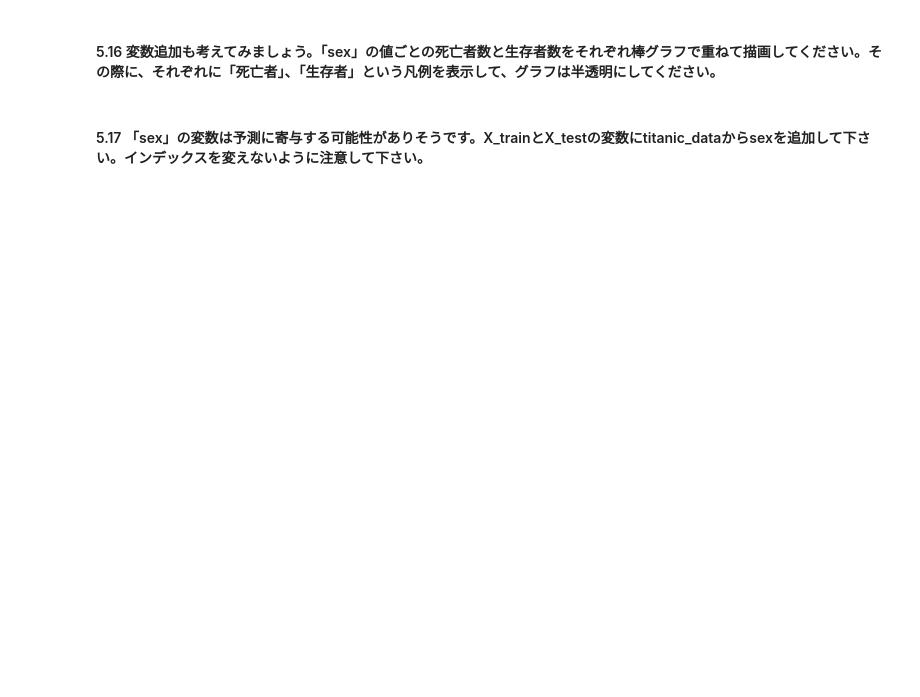
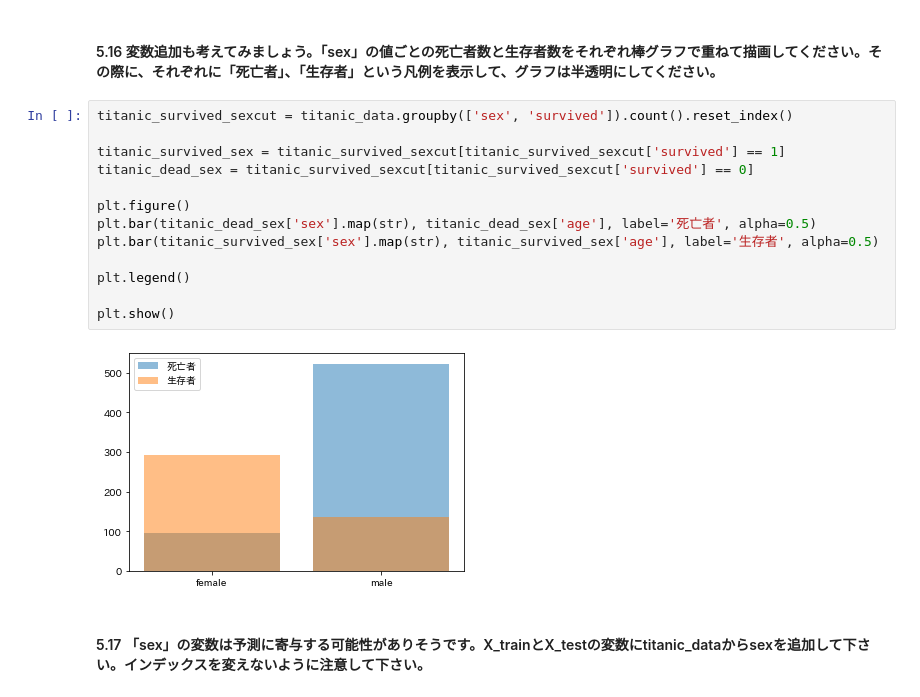
Before and after one commit to kaigitt/GoogleColab, a Jupyter notebook: 教師あり学習の全体像・手法_editor_ipynb_のコピー.ipynb, the cells around one changed output. Cells and saved outputs as stored; diff of their text form; blank space fills up the shorter version.

```diff
--- a/教師あり学習の全体像・手法_editor_ipynb_のコピー.ipynb
+++ b/教師あり学習の全体像・手法_editor_ipynb_のコピー.ipynb
@@ -525,4 +644,19 @@ decision_tree = DecisionTreeClassifier(random_state=0)
 # %% [markdown]
 #### 5.16 変数追加も考えてみましょう。「sex」の値ごとの死亡者数と生存者数をそれぞれ棒グラフで重ねて描画してください。その際に、それぞれに「死亡者」、「生存者」という凡例を表示して、グラフは半透明にしてください。
+# %%
+titanic_survived_sexcut = titanic_data.groupby(['sex', 'survived']).count().reset_index()
+
+titanic_survived_sex = titanic_survived_sexcut[titanic_survived_sexcut['survived'] == 1]
+titanic_dead_sex = titanic_survived_sexcut[titanic_survived_sexcut['survived'] == 0]
+
+plt.figure()
+plt.bar(titanic_dead_sex['sex'].map(str), titanic_dead_sex['age'], label='死亡者', alpha=0.5)
+plt.bar(titanic_survived_sex['sex'].map(str), titanic_survived_sex['age'], label='生存者', alpha=0.5)
+
+plt.legend()
+
+plt.show()
+# %% [output]
+[figure, added]
 # %% [markdown]
 #### 5.17 「sex」の変数は予測に寄与する可能性がありそうです。X_trainとX_testの変数にtitanic_dataからsexを追加して下さい。インデックスを変えないように注意して下さい。
```
Also changed, not shown: parts of 26 cells of this notebook.
